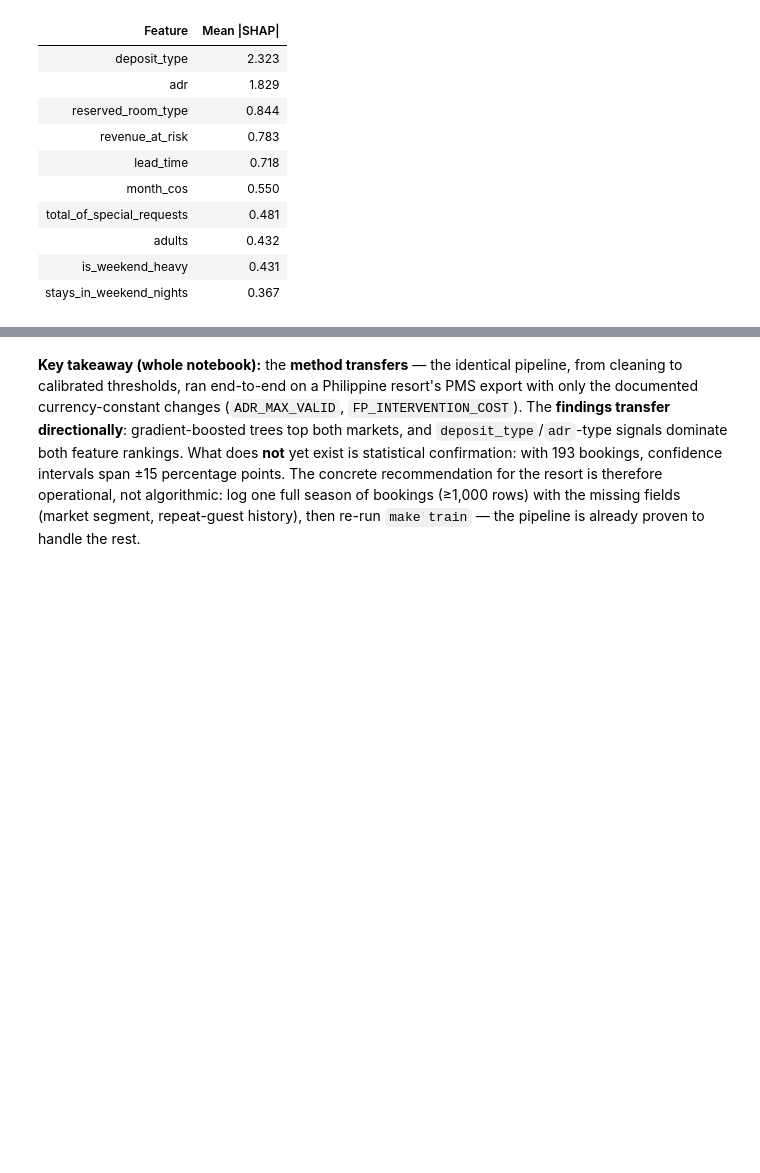
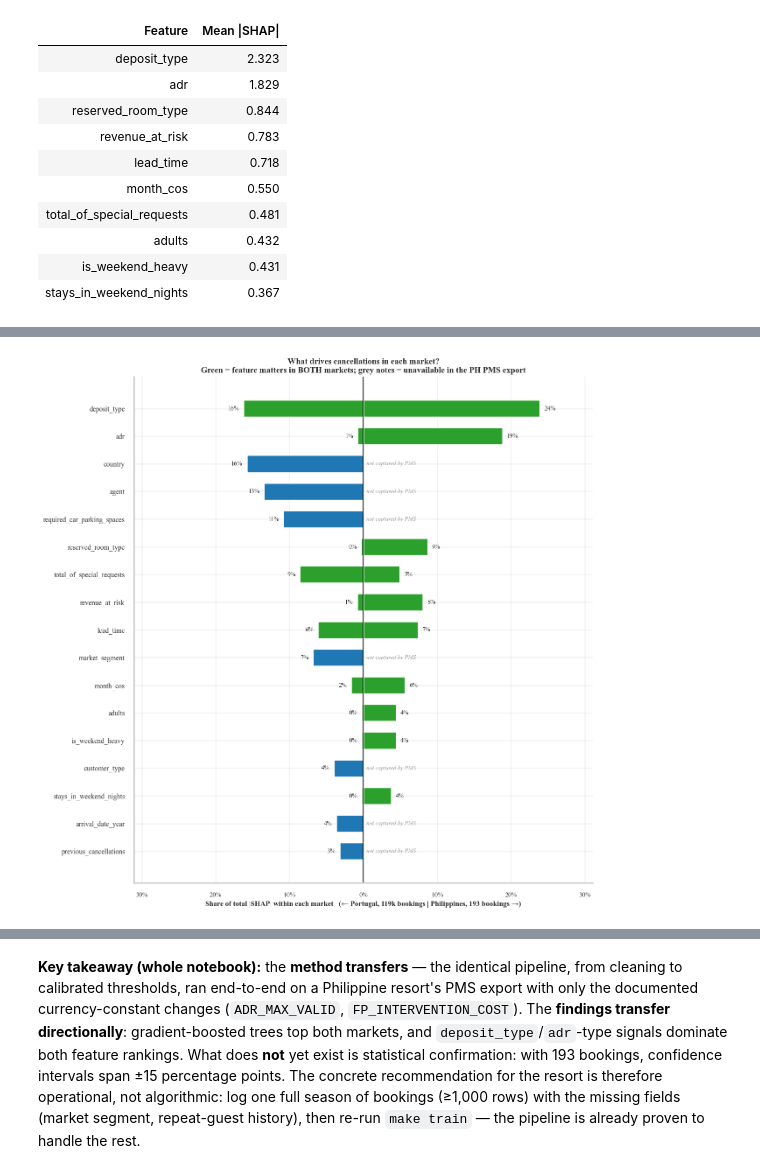
Before and after one commit to Dirkiee09/hotel-cancellation-prediction, a Jupyter notebook: notebooks/11_transferability_ph.ipynb, the cells around one changed output, grey strips where cells are left out. Cells and saved outputs as stored; diff of their text form; code cells hidden in the pictures; blank space fills up the shorter version.

```diff
--- a/notebooks/11_transferability_ph.ipynb
+++ b/notebooks/11_transferability_ph.ipynb
@@ -288,0 +293,25 @@ Table 11.3 — Philippine pilot: top-10 feature contributions (TreeSHAP)
+# %%
+import joblib
+from src.config import BOOKING_TIME_FEATURES
+from src.eval.notebook_utils import (
+    aggregate_encoded_shap_to_raw,
+    plot_cross_market_feature_importance,
+)
+
+pt_imp_path = Path('../reports/thesis/shap_feature_importance.csv')
+pt_model_path = Path('../artifacts/best_model.pkl')
+if pt_imp_path.exists() and pt_model_path.exists() and ph_shap:
+    imp = pd.read_csv(pt_imp_path).sort_values('feature_index')
+    pipe = joblib.load(pt_model_path)
+    enc_names = pipe.named_steps['preprocessor'].get_feature_names_out()
+    pt_imp = aggregate_encoded_shap_to_raw(
+        imp['mean_abs_shap'].to_numpy(), enc_names, BOOKING_TIME_FEATURES
+    )
+    ph_imp = {e['feature']: e['mean_abs_shap'] for e in ph_shap['all_features_ranked']}
+    fig = plot_cross_market_feature_importance(pt_imp, ph_imp, top_n=10)
+    save_thesis_figure(fig, 113, 'transferability_feature_importance', FIG_DIR)
+    plt.show()
+else:
+    print('[unavailable] PT SHAP csv / model artifact / PH SHAP json — see docs/provenance.md')
+# %% [output]
+[figure, added]
```
Also changed, not shown: parts of 2 cells of this notebook, 1 other file.
